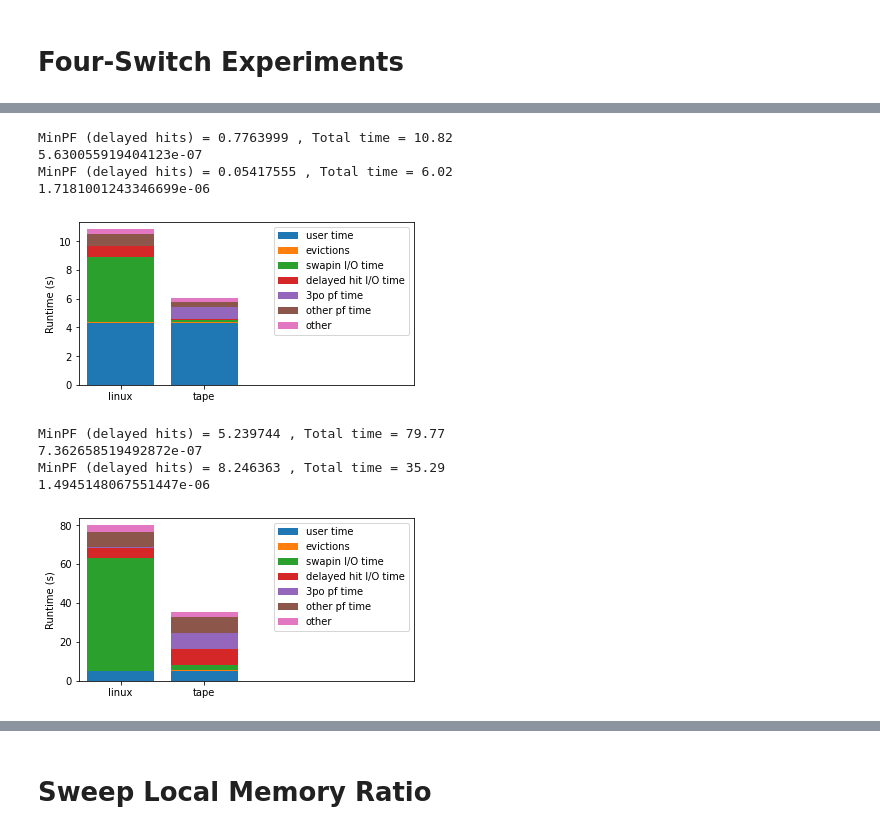
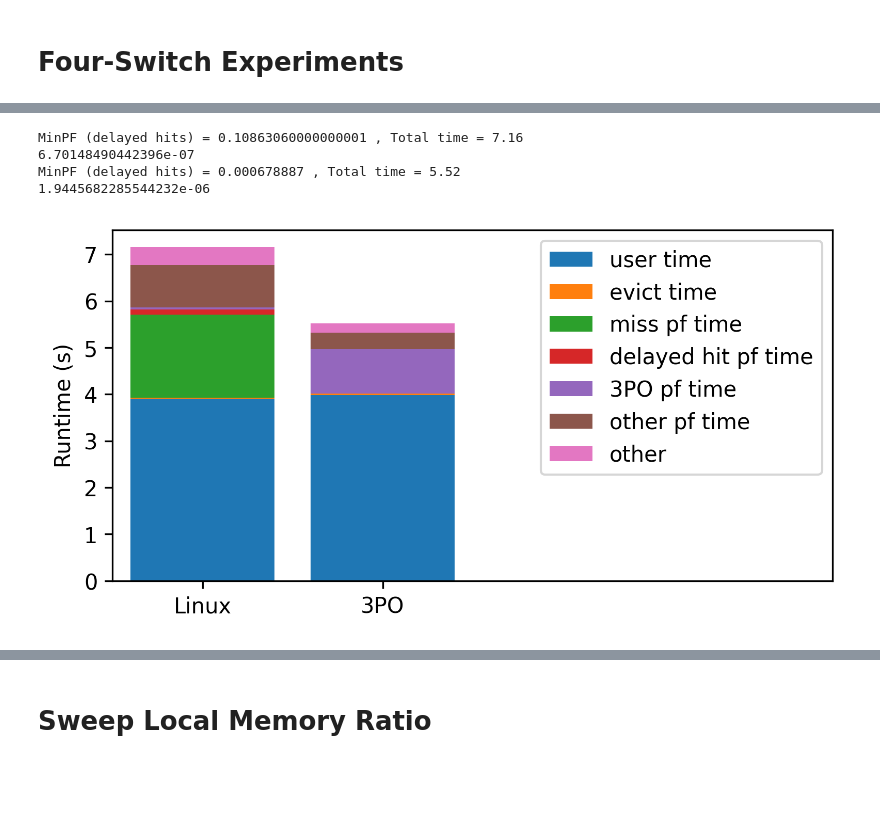
Before and after one commit to samkumar/prefetching-data, a Jupyter notebook: multiswitch-data/3po.ipynb, the cells around one changed output, grey strips where cells are left out. Cells and saved outputs as stored; diff of their text form; code cells hidden in the pictures; blank space fills up the shorter version.

```diff
--- a/multiswitch-data/3po.ipynb
+++ b/multiswitch-data/3po.ipynb
@@ -171,10 +171,9 @@ def smart_round(number):
     else:
         return "negl"
 # %%
-def plot_breakdown(linux, tape):
+def plot_breakdown(linux, tape, SLICE_RATIO = 20):
     plt.figure(figsize=(6, 3))
 
-    SLICE_RATIO = 20
     linux_m = linux.by_ratio[SLICE_RATIO]
     tape_m = tape.by_ratio[SLICE_RATIO]
 
@@ -194,7 +193,8 @@ def plot_breakdown(linux, tape):
 
     linux_c = get_components(linux_m)
     tape_c = get_components(tape_m)
-    names = ("user time", "evictions", "swapin I/O time", "delayed hit I/O time", "3po pf time", "other pf time", "other")
+    #names = ("user time", "evictions", "swapin I/O time", "delayed hit I/O time", "3po pf time", "other pf time", "other")
+    names = ("user time", "evict time", "miss pf time", "delayed hit pf time", "3PO pf time", "other pf time", "other")
 
     total = np.array((0.0, 0.0))
     for items in zip(linux_c, tape_c, names):
@@ -204,17 +204,16 @@ def plot_breakdown(linux, tape):
         total += arr
 
     plt.ylabel("Runtime (s)")
-    plt.xticks(x, ("linux", "tape"))
+    plt.xticks(x, ("Linux", "3PO"))
 
     plt.xlim(-0.5, 3.5)
 
     plt.legend()
-    plt.show()
 
-def plot_breakdown_exp(first_directory, exp, base_directory):
+def plot_breakdown_exp(first_directory, exp, base_directory, slice_ratio = 20):
     tape_minpf = parse_ratio_sweep(first_directory, exp, "tape", base_directory)
     linux_minpf = parse_ratio_sweep(first_directory, exp, "linux", base_directory)
-    plot_breakdown(linux_minpf, tape_minpf)
+    plot_breakdown(linux_minpf, tape_minpf, slice_ratio)
 # %% [markdown]
 Styles
 ---------
@@ -272,16 +239,10 @@ MinPF (delayed hits) = 0.2538923 , Total time = 8.32
-# %%
-plot_breakdown_exp("experiment_results_10gb_4switch", "python", ".")
-# %% [output]
-MinPF (delayed hits) = 0.7763999 , Total time = 10.82
-5.630055919404123e-07
-MinPF (delayed hits) = 0.05417555 , Total time = 6.02
-1.7181001243346699e-06
-[figure, removed]
-# %%
-plot_breakdown_exp("experiment_results_10gb_4switch", "pyfft", ".")
-# %% [output]
-MinPF (delayed hits) = 5.239744 , Total time = 79.77
-7.362658519492872e-07
-MinPF (delayed hits) = 8.246363 , Total time = 35.29
-1.4945148067551447e-06
-[figure, removed]
+# %%
+plot_breakdown_exp("experiment_results_25gb", "mmult_eigen", ".", 20)
+plt.gcf().set_dpi(300)
+plt.show()
+# %% [output]
+MinPF (delayed hits) = 0.10863060000000001 , Total time = 7.16
+6.70148490442396e-07
+MinPF (delayed hits) = 0.000678887 , Total time = 5.52
+1.9445682285544232e-06
+[figure, added]
```
Also changed, not shown: parts of 20 cells of this notebook.
